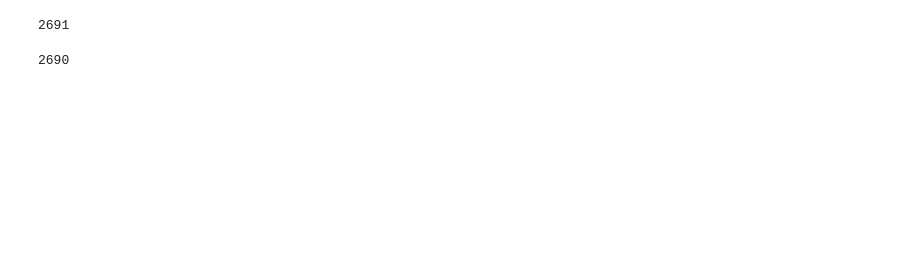
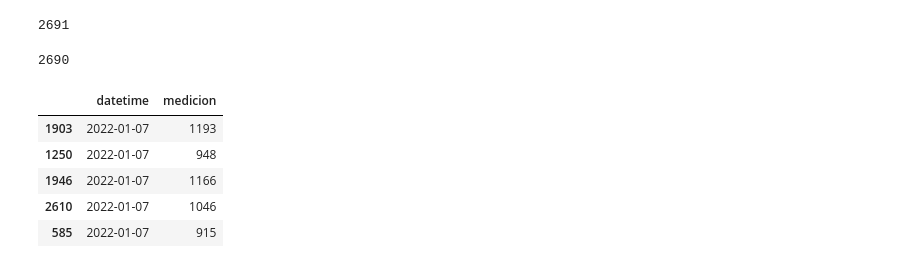
Before and after one commit to javierjdaza/co2-control, a Jupyter notebook: auth.ipynb, the cells around one changed output. Saved outputs shown, nothing was run; the diff lists cells and outputs as text; code cells hidden in the pictures; blank space fills up the shorter version.

```diff
--- a/auth.ipynb
+++ b/auth.ipynb
@@ -544,0 +533,13 @@ payload = {
+# %%
+# df.set_index('datetime', inplace=True)
+df = df[['datetime','medicion']]
+df.sort_values(by = ['datetime'], inplace = True)
+# df['series'] = range(1, 1+len(df))
+df.head()
+# %% [output]
+|  | datetime | medicion |
+| 1903 | 2022-01-07 | 1193 |
+| 1250 | 2022-01-07 | 948 |
+| 1946 | 2022-01-07 | 1166 |
+| 2610 | 2022-01-07 | 1046 |
+| 585 | 2022-01-07 | 915 |
```
Also changed, not shown: parts of 22 cells of this notebook, 4 other files.
